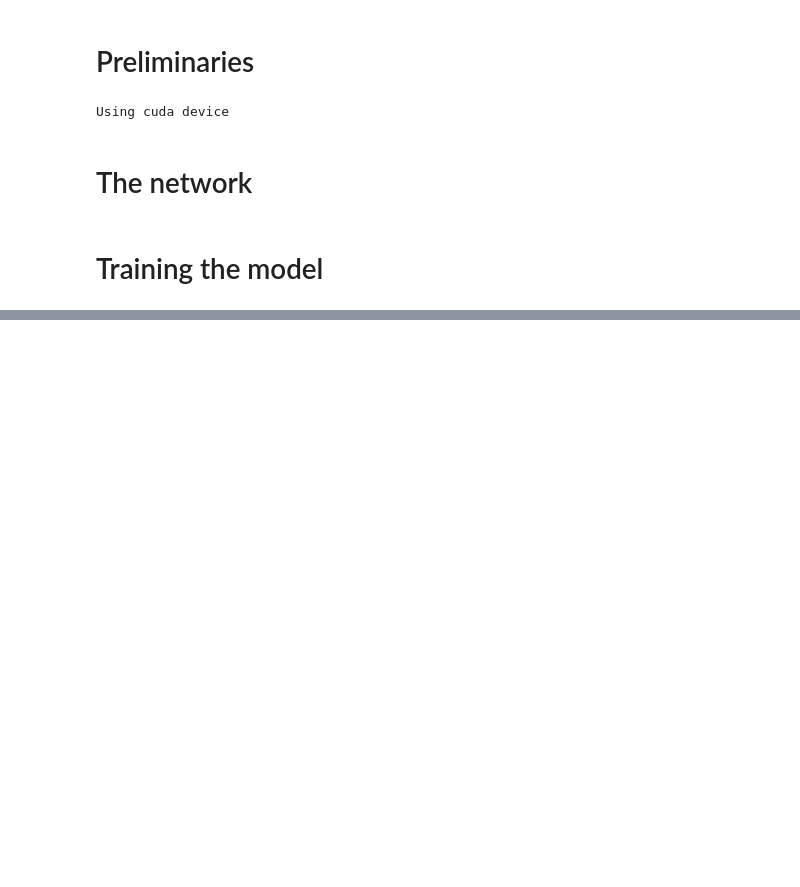
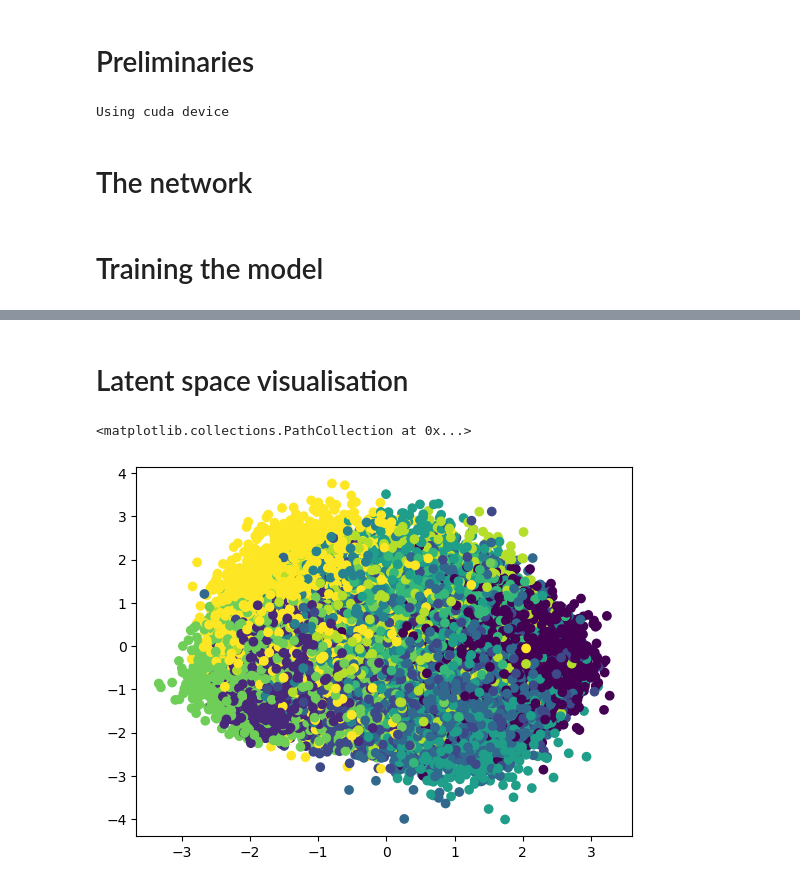
Before and after one commit to pyrysj/diffusion-models-project, a Jupyter notebook: VAE-notebook.ipynb, the cells around one changed output, grey strips where cells are left out. Cells and saved outputs as stored; diff of their text form; code cells hidden in the pictures; blank space fills up the shorter version.

Commit message:
Added simple plotting to VAE model for further exploration.

```diff
--- a/VAE-notebook.ipynb
+++ b/VAE-notebook.ipynb
@@ -158,0 +159,30 @@ plt.show()
+# %% [markdown]
+# Latent space visualisation
+# %%
+model.eval()
+features = []
+labels = []
+# visualise with PCA
+with torch.no_grad():
+    for batch_idx, (x, label) in enumerate(train_loader):
+        x = x.view(-1, 784).to(device)
+        mu, logvar = model.encoder(x)
+
+        features.append(mu)
+        labels.append(label)
+
+# cats along the right dimension
+features = torch.cat(features, dim=0)
+labels = torch.cat(labels, dim=0)
+
+U,S,V=torch.pca_lowrank(features, q=2)
+
+train_2d = torch.matmul(features, V[:,:2])
+# pass to cpu for plotting
+train_2d = train_2d.to("cpu")
+labels = labels.to("cpu")
+
+plt.scatter(train_2d[:, 0], train_2d[:,1], c=labels, cmap='viridis')
+# %% [output]
+<matplotlib.collections.PathCollection at 0x...>
+[figure, added]
```
Also changed, not shown: parts of 2 cells of this notebook.
